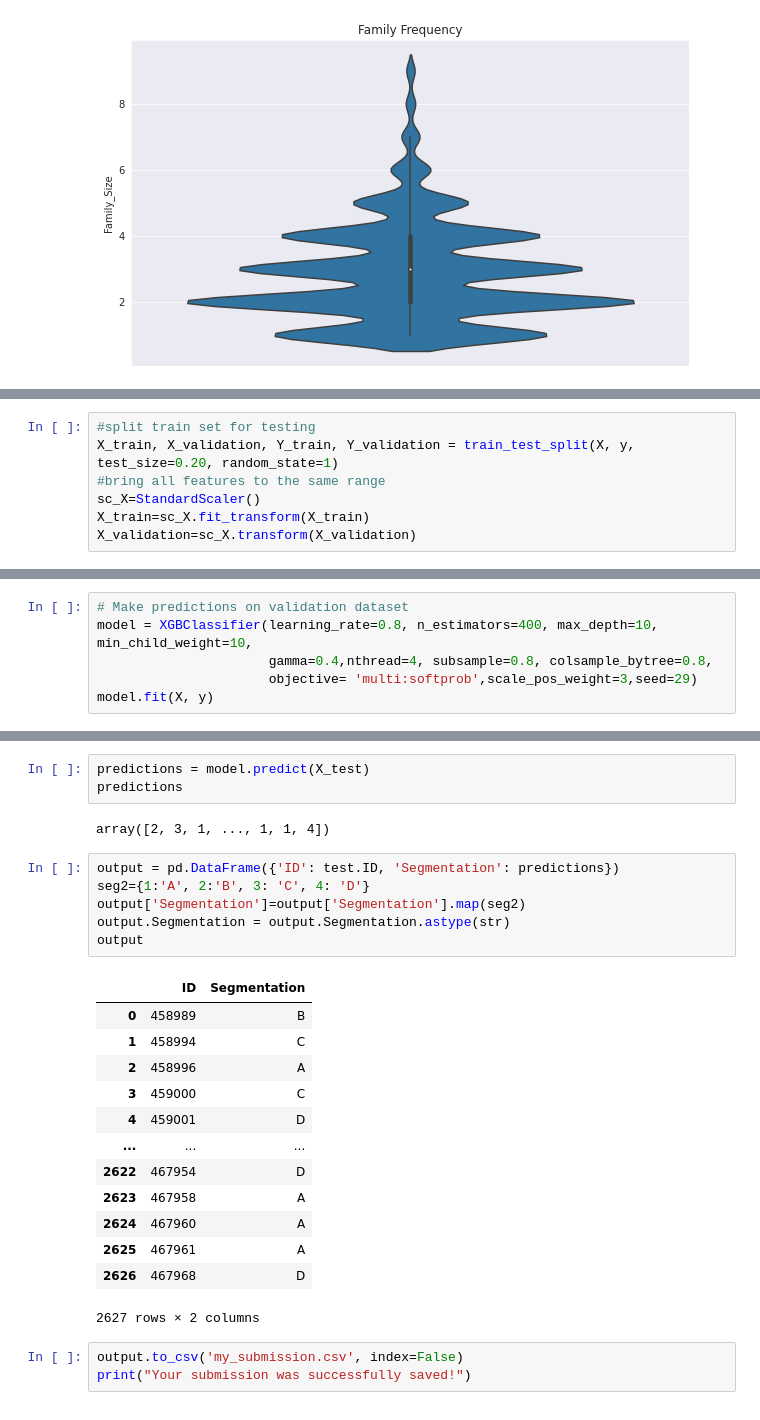
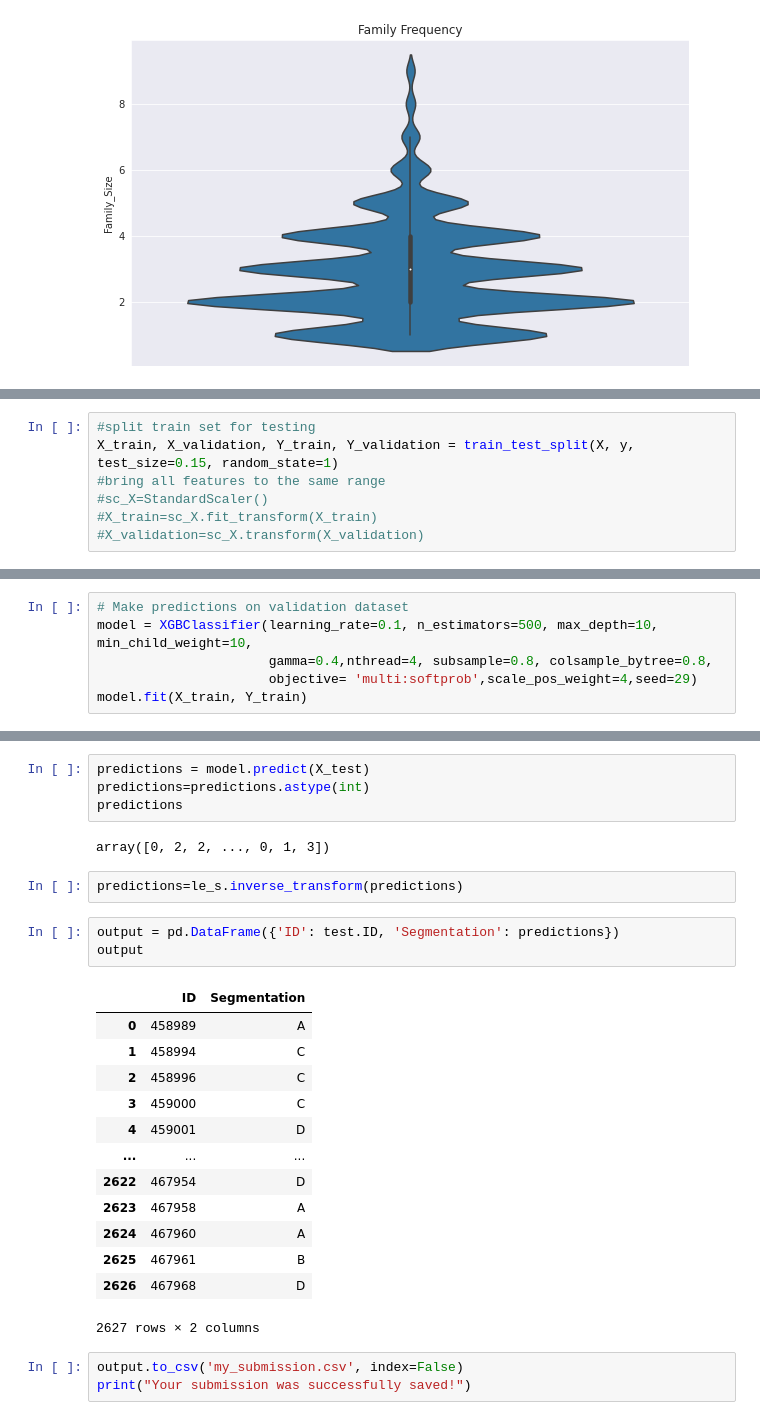
Before and after one commit to TracyRenee61/Customer-Segmentation, a Jupyter notebook: Customer_Segmentation_XGBoost.ipynb, the cells around one changed output, grey strips where cells are left out. Cells and saved outputs as stored; diff of their text form.

```diff
--- a/Customer_Segmentation_XGBoost.ipynb
+++ b/Customer_Segmentation_XGBoost.ipynb
@@ -704,8 +554,8 @@ X_test
 # %%
 #split train set for testing
-X_train, X_validation, Y_train, Y_validation = train_test_split(X, y, test_size=0.20, random_state=1)
+X_train, X_validation, Y_train, Y_validation = train_test_split(X, y, test_size=0.15, random_state=1)
 #bring all features to the same range
-sc_X=StandardScaler()
-X_train=sc_X.fit_transform(X_train)
-X_validation=sc_X.transform(X_validation)
+#sc_X=StandardScaler()
+#X_train=sc_X.fit_transform(X_train)
+#X_validation=sc_X.transform(X_validation)
 # %%
@@ -720,9 +570,9 @@ XGB: 0.529745 (0.017789)
 # %%
 # Make predictions on validation dataset
-model = XGBClassifier(learning_rate=0.8, n_estimators=400, max_depth=10, min_child_weight=10,
+model = XGBClassifier(learning_rate=0.1, n_estimators=500, max_depth=10, min_child_weight=10,
                       gamma=0.4,nthread=4, subsample=0.8, colsample_bytree=0.8,
-                      objective= 'multi:softprob',scale_pos_weight=3,seed=29)
-model.fit(X, y)
+                      objective= 'multi:softprob',scale_pos_weight=4,seed=29)
+model.fit(X_train, Y_train)
 # %% [output]
 XGBClassifier(base_score=0.5, booster='gbtree', colsample_bylevel=1,
               colsample_bynode=1, colsample_bytree=0.8, gamma=0.4,
@@ -734,26 +614,26 @@ XGBClassifier(base_score=0.5, booster='gbtree', colsample_bylevel=1,
 # %%
 predictions = model.predict(X_test)
+predictions=predictions.astype(int)
 predictions
 # %% [output]
-array([2, 3, 1, ..., 1, 1, 4])
+array([0, 2, 2, ..., 0, 1, 3])
+# %%
+predictions=le_s.inverse_transform(predictions)
 # %%
 output = pd.DataFrame({'ID': test.ID, 'Segmentation': predictions})
-seg2={1:'A', 2:'B', 3: 'C', 4: 'D'}
-output['Segmentation']=output['Segmentation'].map(seg2)
-output.Segmentation = output.Segmentation.astype(str)
 output
 # %% [output]
 |  | ID | Segmentation |
-| 0 | 458989 | B |
+| 0 | 458989 | A |
 | 1 | 458994 | C |
-| 2 | 458996 | A |
+| 2 | 458996 | C |
 | 3 | 459000 | C |
 | 4 | 459001 | D |
 | ... | ... | ... |
 | 2622 | 467954 | D |
 | 2623 | 467958 | A |
 | 2624 | 467960 | A |
-| 2625 | 467961 | A |
+| 2625 | 467961 | B |
 | 2626 | 467968 | D |
 2627 rows × 2 columns
 # %%
```
Also changed, not shown: parts of 74 cells of this notebook.
